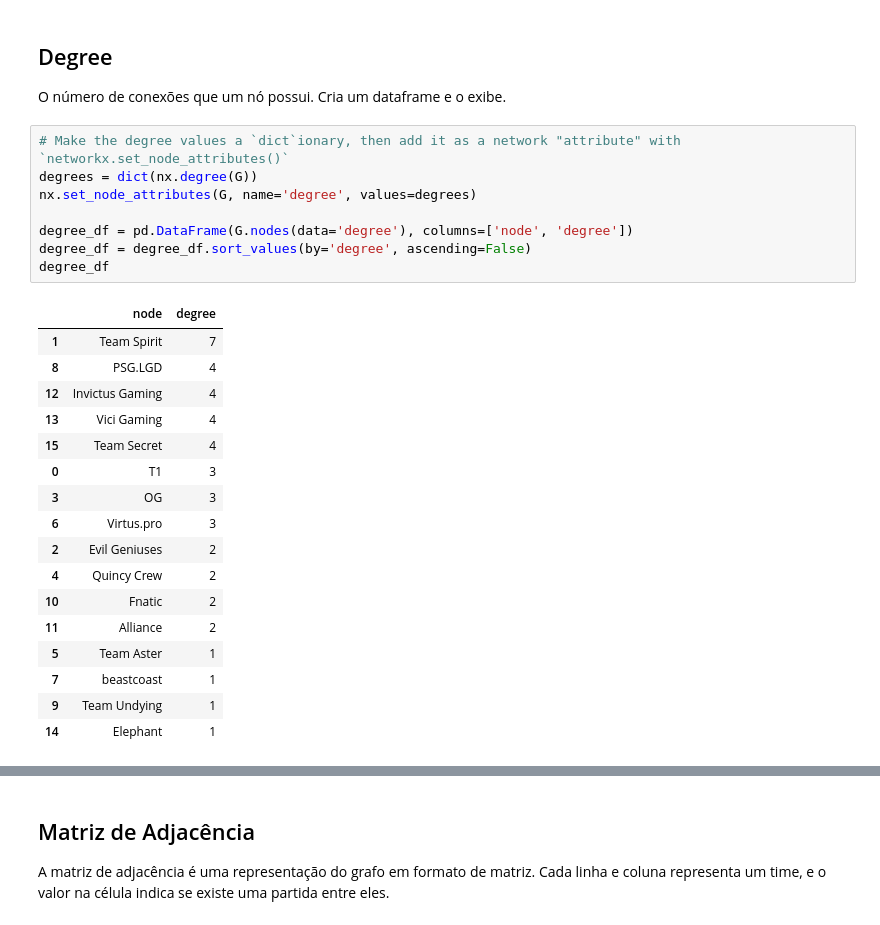
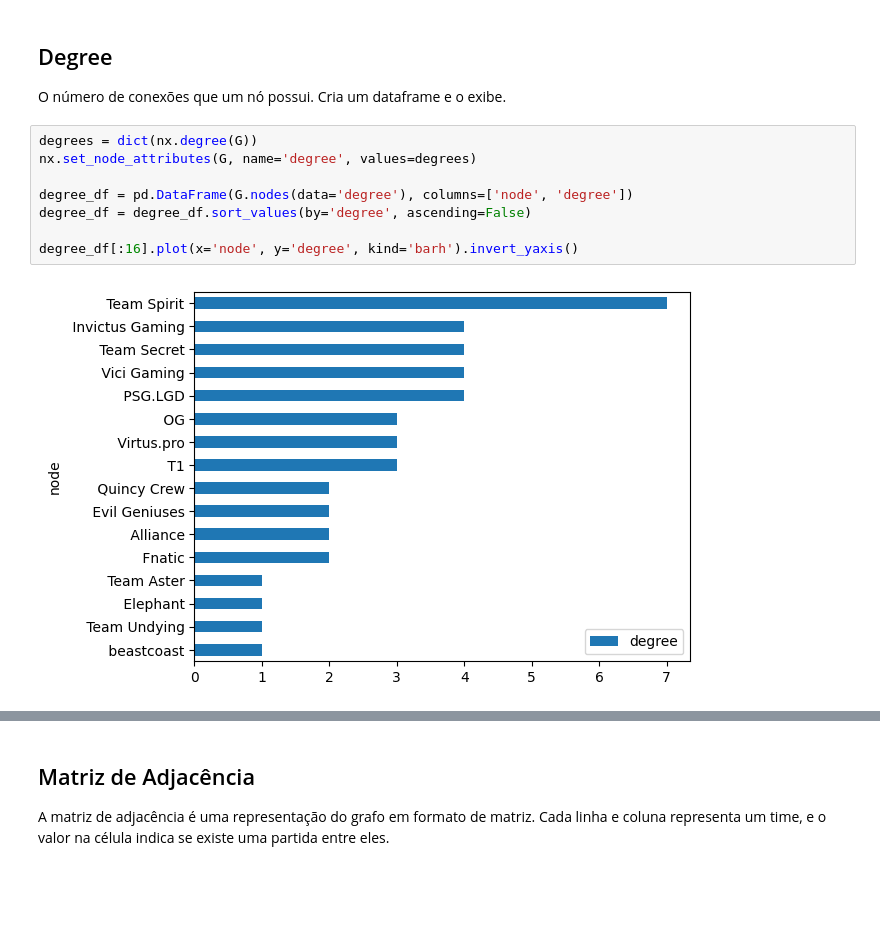
Before and after one commit to TheMatheusDev/network_analysis, a Jupyter notebook: notebooks/06_Network_Analysis_on_TI11_Playoffs.ipynb, the cells around one changed output, grey strips where cells are left out. Saved outputs shown, nothing was run; the diff lists cells and outputs as text; blank space fills up the shorter version.

```diff
--- a/notebooks/06_Network_Analysis_on_TI11_Playoffs.ipynb
+++ b/notebooks/06_Network_Analysis_on_TI11_Playoffs.ipynb
@@ -104,28 +101,12 @@ nx.write_graphml(G, 'TI11 Playoffs Teams.graphml')
 O número de conexões que um nó possui.
 Cria um dataframe e o exibe.
 # %%
-# Make the degree values a `dict`ionary, then add it as a network "attribute" with `networkx.set_node_attributes()`
 degrees = dict(nx.degree(G))
 nx.set_node_attributes(G, name='degree', values=degrees)
 
 degree_df = pd.DataFrame(G.nodes(data='degree'), columns=['node', 'degree'])
 degree_df = degree_df.sort_values(by='degree', ascending=False)
-degree_df
+
+degree_df[:16].plot(x='node', y='degree', kind='barh').invert_yaxis()
 # %% [output]
-|  | node | degree |
-| 1 | Team Spirit | 7 |
-| 8 | PSG.LGD | 4 |
-| 12 | Invictus Gaming | 4 |
-| 13 | Vici Gaming | 4 |
-| 15 | Team Secret | 4 |
-| 0 | T1 | 3 |
-| 3 | OG | 3 |
-| 6 | Virtus.pro | 3 |
-| 2 | Evil Geniuses | 2 |
-| 4 | Quincy Crew | 2 |
-| 10 | Fnatic | 2 |
-| 11 | Alliance | 2 |
-| 5 | Team Aster | 1 |
-| 7 | beastcoast | 1 |
-| 9 | Team Undying | 1 |
-| 14 | Elephant | 1 |
+[figure, added]
```
Also changed, not shown: parts of 14 cells of this notebook, 1 other file.
